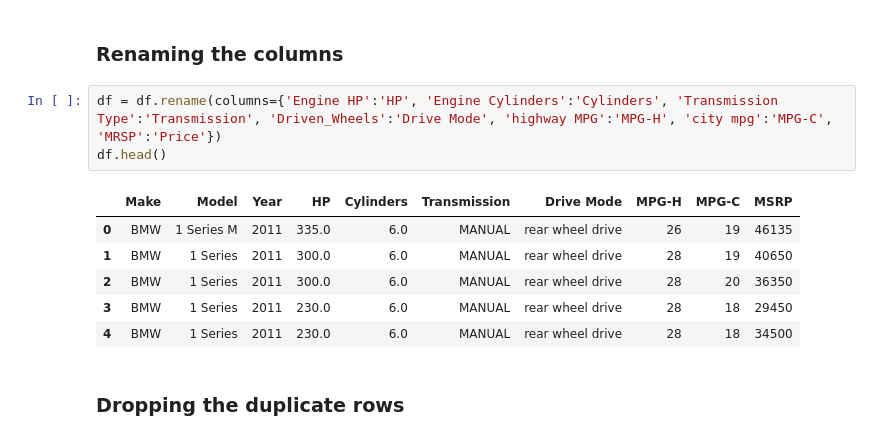
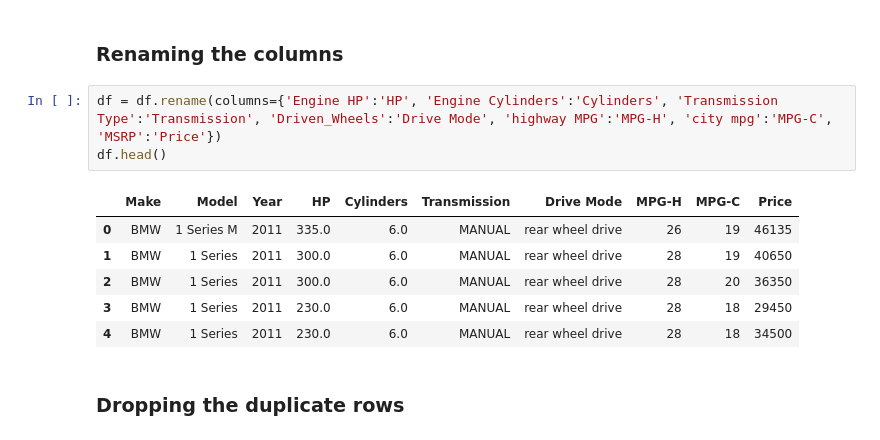
Before and after one commit to pain459/learn_ds, a Jupyter notebook: D2/eda_on_cars.ipynb, the cells around one changed output. Cells and saved outputs as stored; diff of their text form.

```diff
--- a/D2/eda_on_cars.ipynb
+++ b/D2/eda_on_cars.ipynb
@@ -65,10 +65,10 @@ df.head()
 # %% [markdown]
 ### Renaming the columns
 # %%
-df = df.rename(columns={'Engine HP':'HP', 'Engine Cylinders':'Cylinders', 'Transmission Type':'Transmission', 'Driven_Wheels':'Drive Mode', 'highway MPG':'MPG-H', 'city mpg':'MPG-C', 'MRSP':'Price'})
+df = df.rename(columns={'Engine HP':'HP', 'Engine Cylinders':'Cylinders', 'Transmission Type':'Transmission', 'Driven_Wheels':'Drive Mode', 'highway MPG':'MPG-H', 'city mpg':'MPG-C', 'MSRP':'Price'})
 df.head()
 # %% [output]
-|  | Make | Model | Year | HP | Cylinders | Transmission | Drive Mode | MPG-H | MPG-C | MSRP |
+|  | Make | Model | Year | HP | Cylinders | Transmission | Drive Mode | MPG-H | MPG-C | Price |
 | 0 | BMW | 1 Series M | 2011 | 335.0 | 6.0 | MANUAL | rear wheel drive | 26 | 19 | 46135 |
 | 1 | BMW | 1 Series | 2011 | 300.0 | 6.0 | MANUAL | rear wheel drive | 28 | 19 | 40650 |
 | 2 | BMW | 1 Series | 2011 | 300.0 | 6.0 | MANUAL | rear wheel drive | 28 | 20 | 36350 |
```
Also changed, not shown: parts of 11 cells of this notebook.
